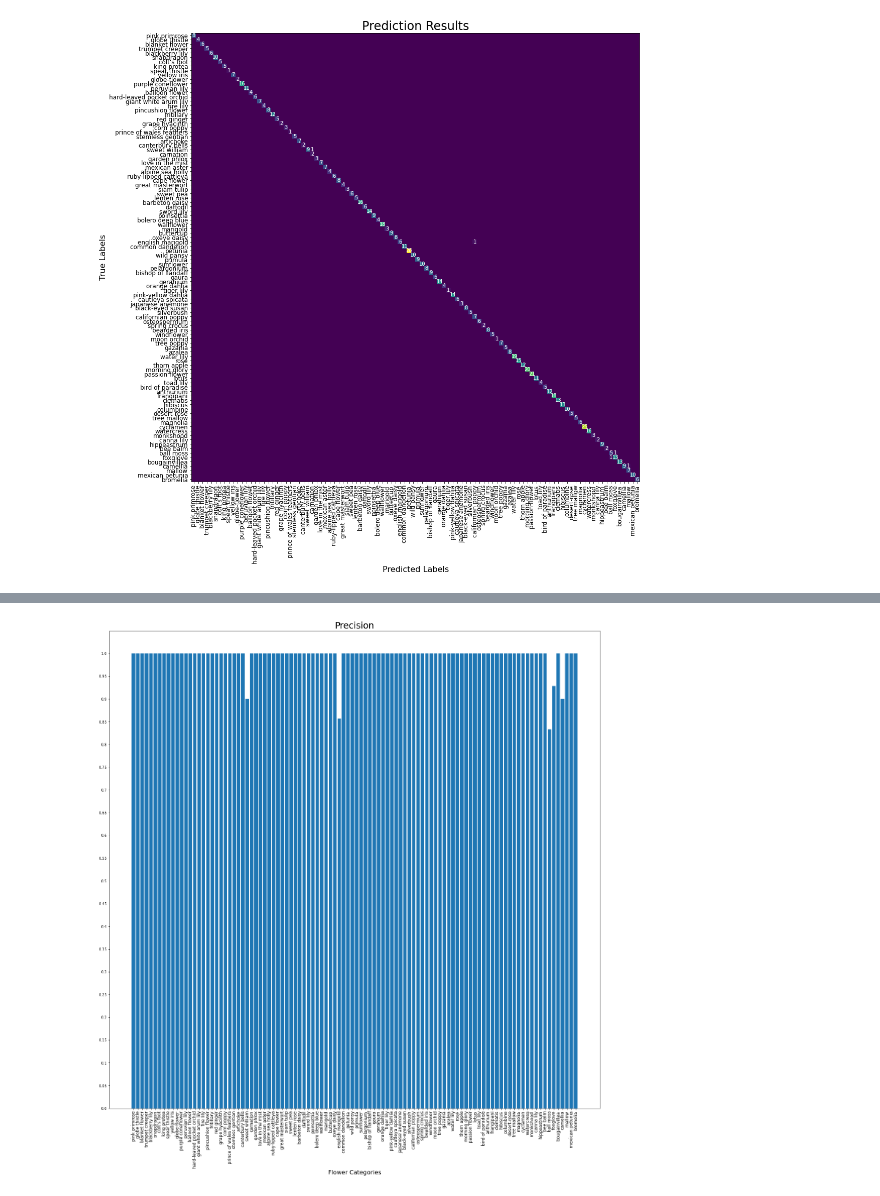
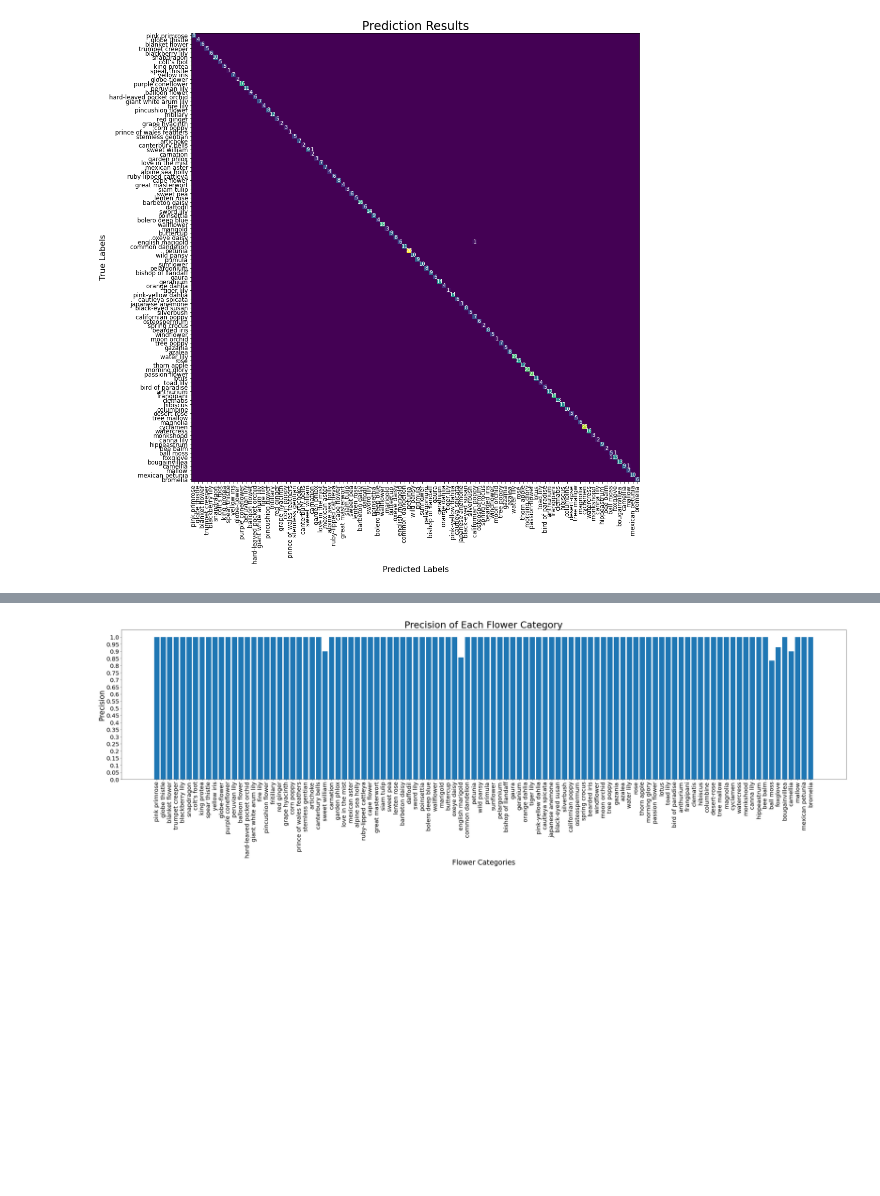
Before and after one commit to dm9717/flower-classification, a Jupyter notebook: Evaluation_Metrics.ipynb, the cells around one changed output, grey strips where cells are left out. Drawn from its saved outputs; the diff is of its cells as text; code cells hidden in the pictures; blank space fills up the shorter version.

Commit message:
Add visualizations of evalution metrics

```diff
--- a/Evaluation_Metrics.ipynb
+++ b/Evaluation_Metrics.ipynb
@@ -68,7 +68,7 @@ device = torch.device("cuda:0" if torch.cuda.is_available() else "cpu")
 # %% [markdown]
 ## Load Model
 # %%
-model_path = "saved-models/baseline_resnet18_10epochs_with_dataaugmentation_SGD+momentum0.9_lr0.001_batch4.pth"
+model_path = "saved-models/baseline_resnet18_10epochs_without_dataaugmentation.pth"
 model_ft = models.resnet18()
 num_ftrs = model_ft.fc.in_features
 model_ft.fc = nn.Linear(num_ftrs, NUM_CLASSES)
@@ -160,13 +162,16 @@ for i in range(NUM_CLASSES):
     accuracy[i] = np.trace(prediction_matrix) / np.sum(prediction_matrix)
     f1_scores[i] = (2 * recall[i] * precision[i]) / (recall[i] + precision[i])
 # %%
-figure = plt.figure(figsize=(24, 24))
-plt.xlabel("Flower Categories", fontsize=16)
-plt.title("Precision", fontsize=24)
-plt.xticks(ticks=np.arange(NUM_CLASSES), labels=ordered_flower_names, rotation="vertical", fontsize=12)
-plt.yticks(np.arange(21)/20, np.arange(21)/20)
+figure = plt.figure(figsize=(36, 12))
+plt.xlabel("Flower Categories", fontsize=24)
+plt.ylabel("Precision", fontsize=24)
+plt.title("Precision of Each Flower Category", fontsize=32)
+plt.xticks(ticks=np.arange(NUM_CLASSES), labels=ordered_flower_names, rotation="vertical", fontsize=20)
+plt.yticks(np.arange(21)/20, np.arange(21)/20, fontsize=20)
 plt.bar(np.arange(NUM_CLASSES), precision)
+plt.tight_layout()
+plt.savefig("precision.png")
 plt.show()
 # %% [output]
-[figure, old version]
+[figure, new version]
 # %%
```
Also changed, not shown: parts of 7 cells of this notebook, 1 other file.
